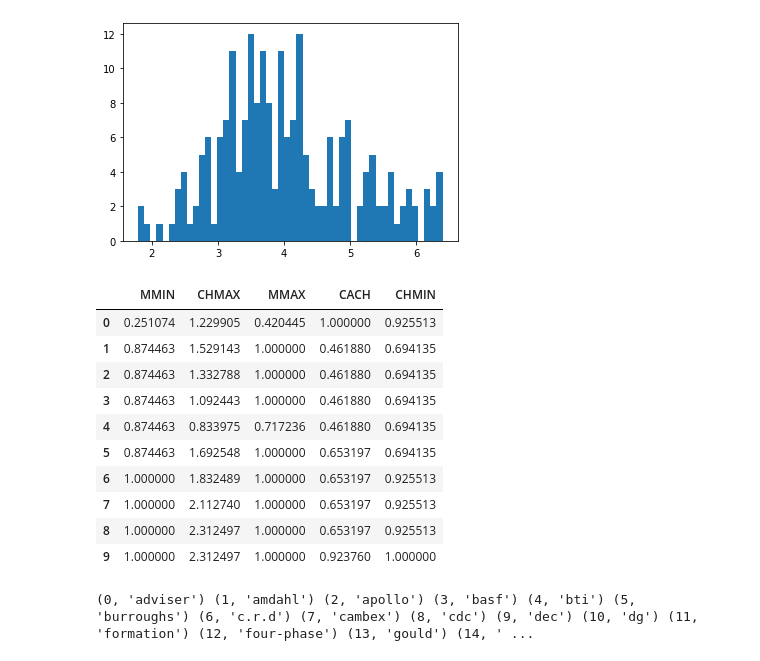
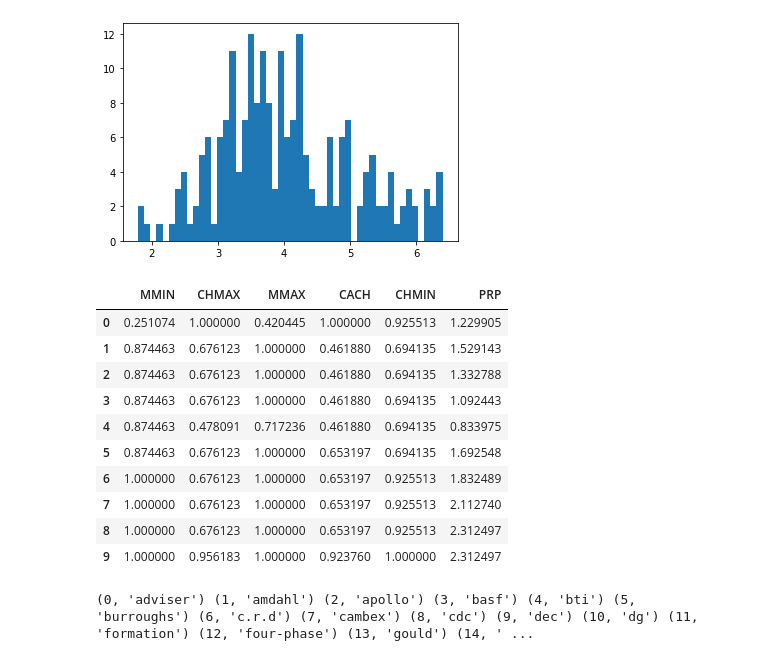
Before and after one commit to quiet-cmd/EmptyJupyterNoteebookForBinder, a Jupyter notebook: lesson_5/data_preparation.ipynb, the cells around one changed output. Saved outputs shown, nothing was run; the diff lists cells and outputs as text; code cells hidden in the pictures.

```diff
--- a/lesson_5/data_preparation.ipynb
+++ b/lesson_5/data_preparation.ipynb
@@ -333,21 +333,21 @@ data = numpy.log(data)
 # %%
 data = numpy.array(data).reshape(-1,1)
 data = StandardScaler().fit_transform(data)
 data =  data.flatten()
-dataset['CHMAX'] = data
+dataset["PRP"] = data
 dataset.head(10)
 # %% [output]
-|  | MMIN | CHMAX | MMAX | CACH | CHMIN |
-| 0 | 0.251074 | 1.229905 | 0.420445 | 1.000000 | 0.925513 |
-| 1 | 0.874463 | 1.529143 | 1.000000 | 0.461880 | 0.694135 |
-| 2 | 0.874463 | 1.332788 | 1.000000 | 0.461880 | 0.694135 |
-| 3 | 0.874463 | 1.092443 | 1.000000 | 0.461880 | 0.694135 |
-| 4 | 0.874463 | 0.833975 | 0.717236 | 0.461880 | 0.694135 |
-| 5 | 0.874463 | 1.692548 | 1.000000 | 0.653197 | 0.694135 |
-| 6 | 1.000000 | 1.832489 | 1.000000 | 0.653197 | 0.925513 |
-| 7 | 1.000000 | 2.112740 | 1.000000 | 0.653197 | 0.925513 |
-| 8 | 1.000000 | 2.312497 | 1.000000 | 0.653197 | 0.925513 |
-| 9 | 1.000000 | 2.312497 | 1.000000 | 0.923760 | 1.000000 |
+|  | MMIN | CHMAX | MMAX | CACH | CHMIN | PRP |
+| 0 | 0.251074 | 1.000000 | 0.420445 | 1.000000 | 0.925513 | 1.229905 |
+| 1 | 0.874463 | 0.676123 | 1.000000 | 0.461880 | 0.694135 | 1.529143 |
+| 2 | 0.874463 | 0.676123 | 1.000000 | 0.461880 | 0.694135 | 1.332788 |
+| 3 | 0.874463 | 0.676123 | 1.000000 | 0.461880 | 0.694135 | 1.092443 |
+| 4 | 0.874463 | 0.478091 | 0.717236 | 0.461880 | 0.694135 | 0.833975 |
+| 5 | 0.874463 | 0.676123 | 1.000000 | 0.653197 | 0.694135 | 1.692548 |
+| 6 | 1.000000 | 0.676123 | 1.000000 | 0.653197 | 0.925513 | 1.832489 |
+| 7 | 1.000000 | 0.676123 | 1.000000 | 0.653197 | 0.925513 | 2.112740 |
+| 8 | 1.000000 | 0.676123 | 1.000000 | 0.653197 | 0.925513 | 2.312497 |
+| 9 | 1.000000 | 0.956183 | 1.000000 | 0.923760 | 1.000000 | 2.312497 |
 # %%
 #Столбец №0
 data = row_dataset[0]
```
Also changed, not shown: parts of 4 cells of this notebook.
